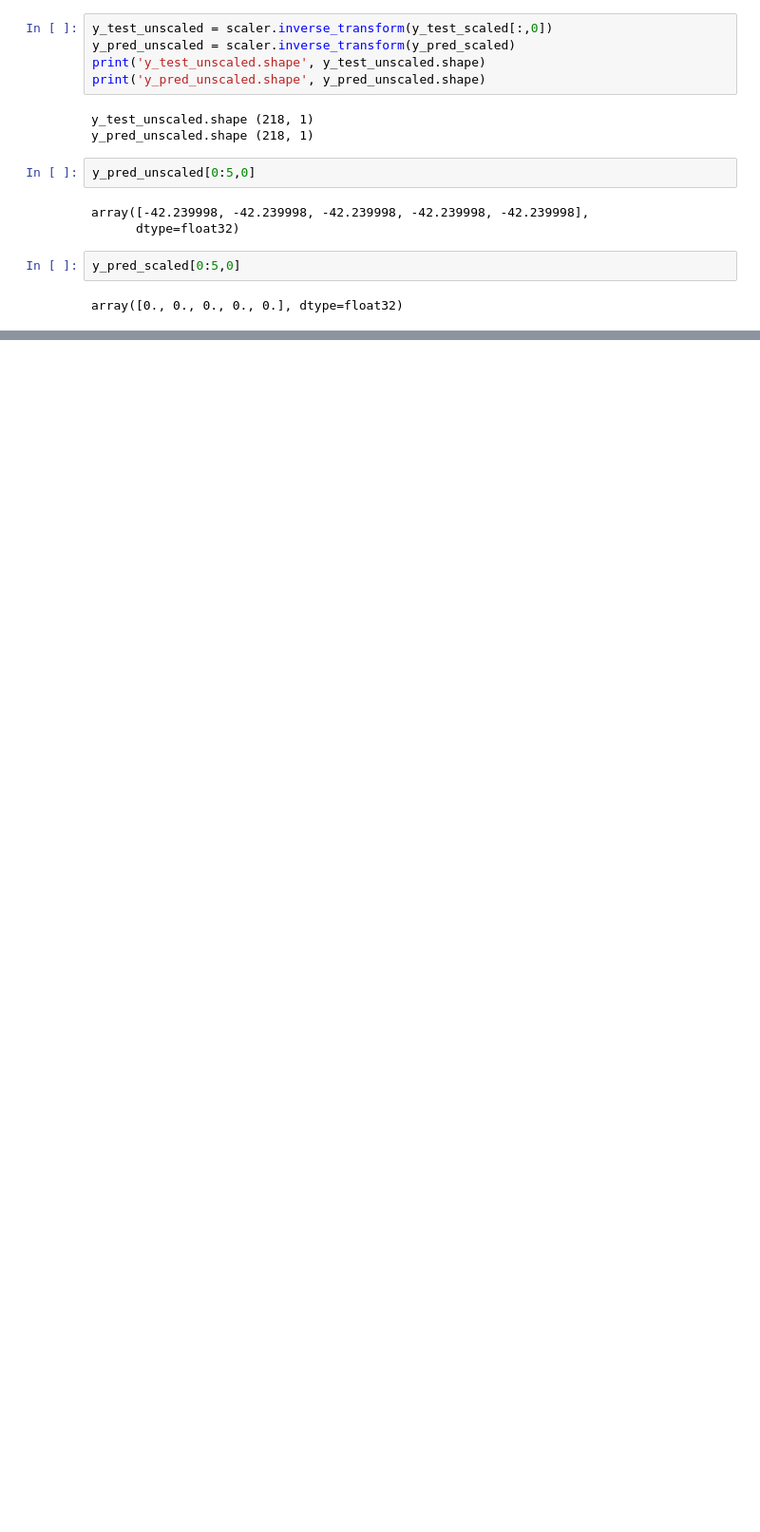
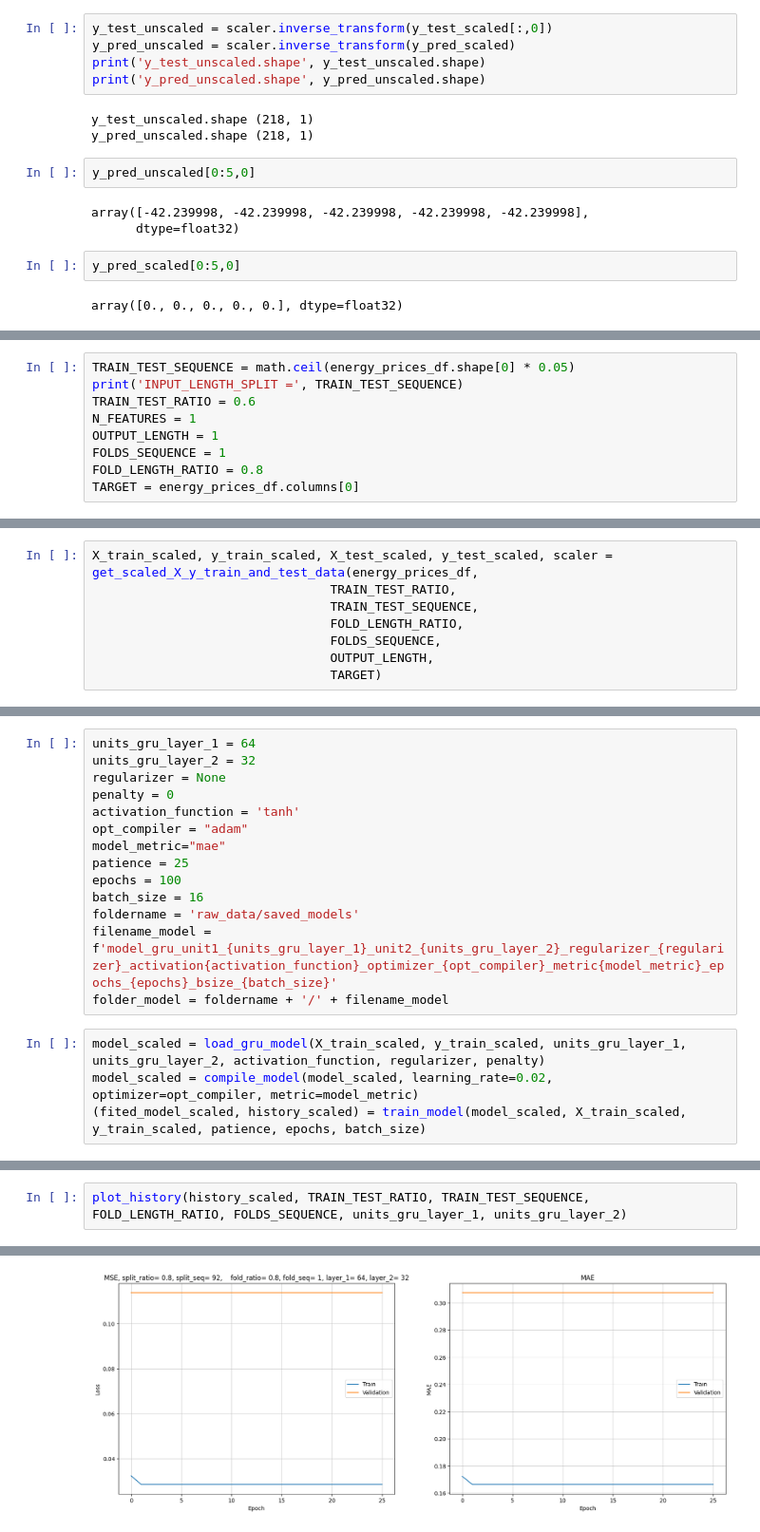
Before and after one commit to Arassc/energy-analysis-and-predictions, a Jupyter notebook: notebooks/load_data_test.ipynb, the cells around one changed output, grey strips where cells are left out. Shown at 95% size. Drawn from its saved outputs; the diff is of its cells as text; blank space fills up the shorter version.

Commit message:
try new model params

```diff
--- a/notebooks/load_data_test.ipynb
+++ b/notebooks/load_data_test.ipynb
@@ -422,0 +427,9 @@ plot_predict_vs_test(energy_prices_df,
+# %%
+TRAIN_TEST_SEQUENCE = math.ceil(energy_prices_df.shape[0] * 0.05)
+print('INPUT_LENGTH_SPLIT =', TRAIN_TEST_SEQUENCE)
+TRAIN_TEST_RATIO = 0.6
+N_FEATURES = 1
+OUTPUT_LENGTH = 1
+FOLDS_SEQUENCE = 1
+FOLD_LENGTH_RATIO = 0.8
+TARGET = energy_prices_df.columns[0]
@@ -422,0 +438,8 @@ plot_predict_vs_test(energy_prices_df,
+# %%
+X_train_scaled, y_train_scaled, X_test_scaled, y_test_scaled, scaler = get_scaled_X_y_train_and_test_data(energy_prices_df,
+                                TRAIN_TEST_RATIO,
+                                TRAIN_TEST_SEQUENCE,
+                                FOLD_LENGTH_RATIO,
+                                FOLDS_SEQUENCE,
+                                OUTPUT_LENGTH,
+                                TARGET)
@@ -422,0 +450,18 @@ plot_predict_vs_test(energy_prices_df,
+# %%
+units_gru_layer_1 = 64
+units_gru_layer_2 = 32
+regularizer = None
+penalty = 0
+activation_function = 'tanh'
+opt_compiler = "adam"
+model_metric="mae"
+patience = 25
+epochs = 100
+batch_size = 16
+foldername = 'raw_data/saved_models'
+filename_model = f'model_gru_unit1_{units_gru_layer_1}_unit2_{units_gru_layer_2}_regularizer_{regularizer}_activation{activation_function}_optimizer_{opt_compiler}_metric{model_metric}_epochs_{epochs}_bsize_{batch_size}'
+folder_model = foldername + '/' + filename_model
+# %%
+model_scaled = load_gru_model(X_train_scaled, y_train_scaled, units_gru_layer_1, units_gru_layer_2, activation_function, regularizer, penalty)
+model_scaled = compile_model(model_scaled, learning_rate=0.02, optimizer=opt_compiler, metric=model_metric)
+(fited_model_scaled, history_scaled) = train_model(model_scaled, X_train_scaled, y_train_scaled, patience, epochs, batch_size)
@@ -422,0 +486,3 @@ plot_predict_vs_test(energy_prices_df,
+# %%
+plot_history(history_scaled, TRAIN_TEST_RATIO, TRAIN_TEST_SEQUENCE, FOLD_LENGTH_RATIO, FOLDS_SEQUENCE, units_gru_layer_1, units_gru_layer_2)
+# %% [output]
@@ -422,0 +492 @@ plot_predict_vs_test(energy_prices_df,
+[figure, added]
```
Also changed, not shown: parts of 21 cells of this notebook, 6 other files.
